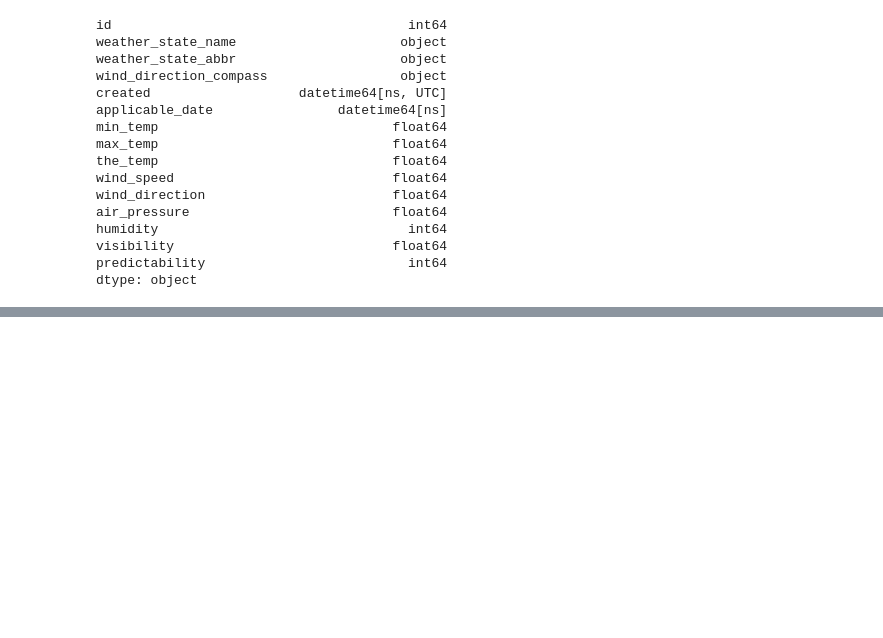
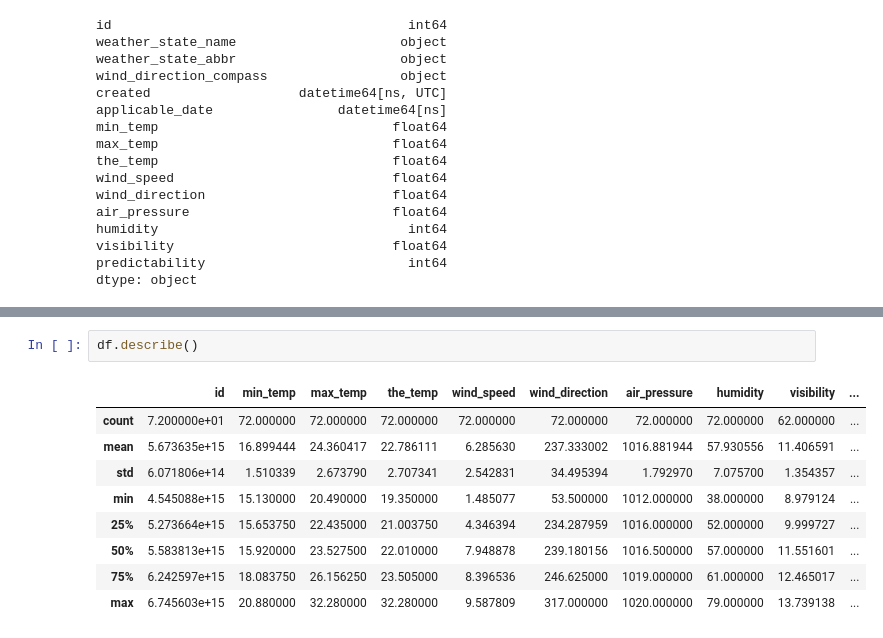
Before and after one commit to Pro100v/SkillBox-DataScience, a Jupyter notebook: JSON/18_json_hw.ipynb, the cells around one changed output, grey strips where cells are left out. Drawn from its saved outputs; the diff is of its cells as text; blank space fills up the shorter version.

```diff
--- a/JSON/18_json_hw.ipynb
+++ b/JSON/18_json_hw.ipynb
@@ -77,5 +85,17 @@ df.head()
 | 2 | 4716131417849856 | Showers | s | WSW | 2020-06-28 15:37:05.758353+00:00 | 2020-06-28 | ... |
 | 3 | 5549963515789312 | Showers | s | WSW | 2020-06-28 12:37:04.581450+00:00 | 2020-06-28 | ... |
 | 4 | 5317515624316928 | Showers | s | WSW | 2020-06-28 09:37:05.381099+00:00 | 2020-06-28 | ... |
+# %%
+df.describe()
+# %% [output]
+|  | id | min_temp | max_temp | the_temp | wind_speed | wind_direction | air_pressure | humidity | visibility | ... |
+| count | 7.200000e+01 | 72.000000 | 72.000000 | 72.000000 | 72.000000 | 72.000000 | 72.000000 | 72.000000 | 62.000000 | ... |
+| mean | 5.673635e+15 | 16.899444 | 24.360417 | 22.786111 | 6.285630 | 237.333002 | 1016.881944 | 57.930556 | 11.406591 | ... |
+| std | 6.071806e+14 | 1.510339 | 2.673790 | 2.707341 | 2.542831 | 34.495394 | 1.792970 | 7.075700 | 1.354357 | ... |
+| min | 4.545088e+15 | 15.130000 | 20.490000 | 19.350000 | 1.485077 | 53.500000 | 1012.000000 | 38.000000 | 8.979124 | ... |
+| 25% | 5.273664e+15 | 15.653750 | 22.435000 | 21.003750 | 4.346394 | 234.287959 | 1016.000000 | 52.000000 | 9.999727 | ... |
+| 50% | 5.583813e+15 | 15.920000 | 23.527500 | 22.010000 | 7.948878 | 239.180156 | 1016.500000 | 57.000000 | 11.551601 | ... |
+| 75% | 6.242597e+15 | 18.083750 | 26.156250 | 23.505000 | 8.396536 | 246.625000 | 1019.000000 | 61.000000 | 12.465017 | ... |
+| max | 6.745603e+15 | 20.880000 | 32.280000 | 32.280000 | 9.587809 | 317.000000 | 1020.000000 | 79.000000 | 13.739138 | ... |
 # %%
 fig = plt.figure(figsize=(10,5))
```
Also changed, not shown: parts of 7 cells of this notebook.
